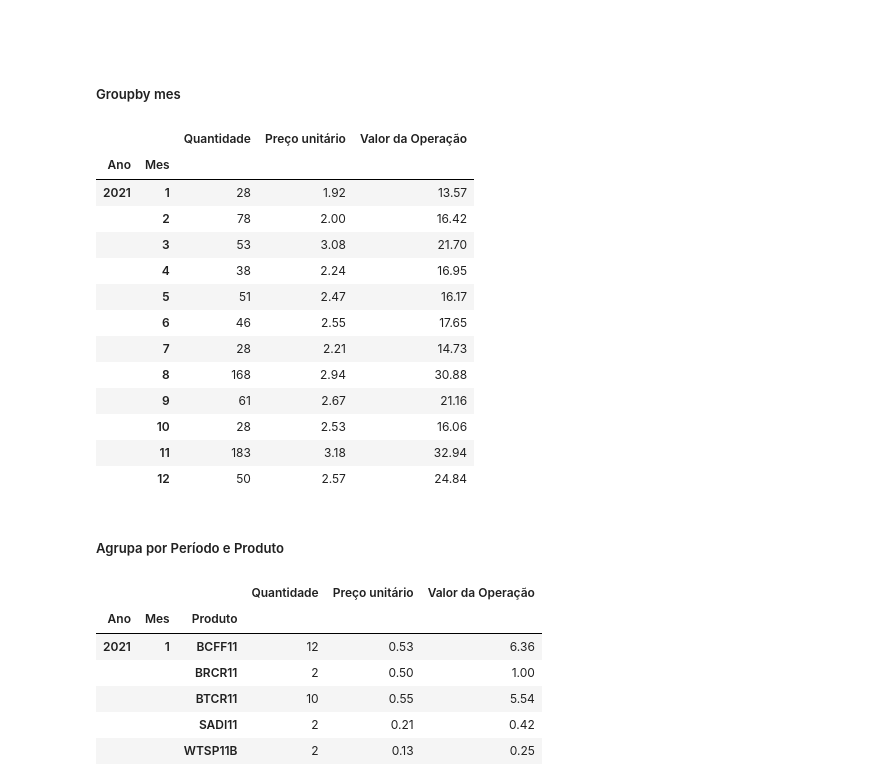
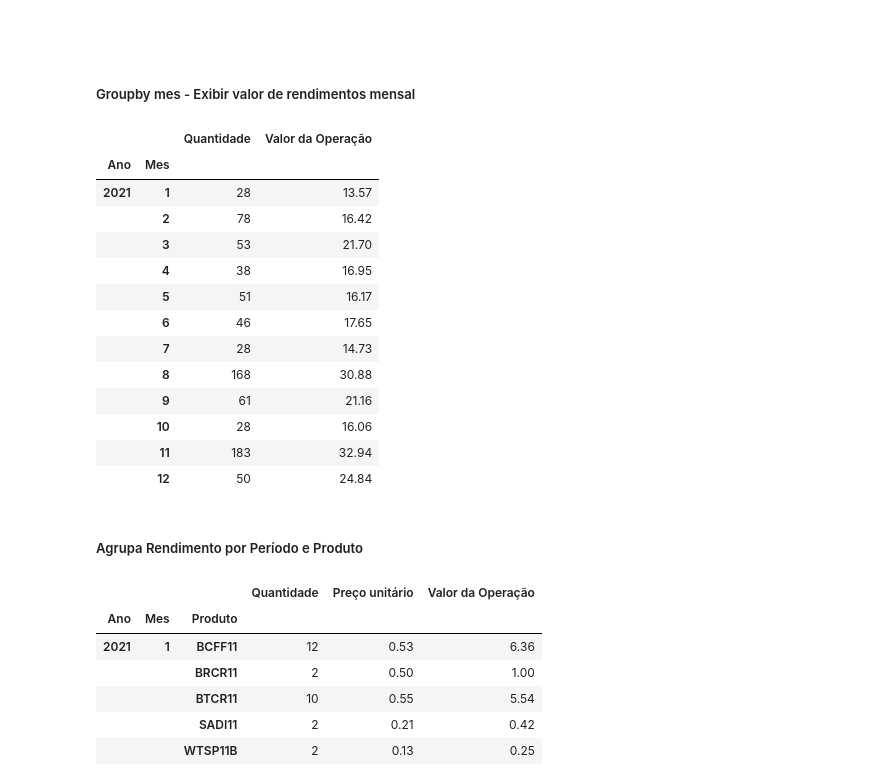
Before and after one commit to CarmoPJunior/Python-Estudos, a Jupyter notebook: analise_B3_Panda/Untitled.ipynb, the cells around one changed output. Saved outputs shown, nothing was run; the diff lists cells and outputs as text; code cells hidden in the pictures.

```diff
--- a/Pandas-Analise-B3/Untitled.ipynb
+++ b/analise_B3_Panda/Untitled.ipynb
@@ -152,28 +153,27 @@ dtype: object
 # %% [markdown]
 ##
 # %% [markdown]
-##### Groupby mes
+##### Groupby mes - Exibir valor de rendimentos mensal
 # %%
-#df_filter_movimentacao.groupby([df['Data'].dt.year.rename('Ano'), df['Data'].dt.month.rename('Mes'), df['Movimentação']]).sum()
-
-df_filter_movimentacao.groupby([df['Data'].dt.year.rename('Ano'), df['Data'].dt.month.rename('Mes')]).sum()
+colunas_exibir = ['Data', 'Quantidade', 'Valor da Operação']
+df_filter_movimentacao.groupby([df['Data'].dt.year.rename('Ano'), df['Data'].dt.month.rename('Mes')])[colunas_exibir].sum()
 # %% [output]
-|  |  | Quantidade | Preço unitário | Valor da Operação |
-| Ano | Mes |  |  |  |
-| 2021 | 1 | 28 | 1.92 | 13.57 |
-|  | 2 | 78 | 2.00 | 16.42 |
-|  | 3 | 53 | 3.08 | 21.70 |
-|  | 4 | 38 | 2.24 | 16.95 |
-|  | 5 | 51 | 2.47 | 16.17 |
-|  | 6 | 46 | 2.55 | 17.65 |
-|  | 7 | 28 | 2.21 | 14.73 |
-|  | 8 | 168 | 2.94 | 30.88 |
-|  | 9 | 61 | 2.67 | 21.16 |
-|  | 10 | 28 | 2.53 | 16.06 |
-|  | 11 | 183 | 3.18 | 32.94 |
-|  | 12 | 50 | 2.57 | 24.84 |
+|  |  | Quantidade | Valor da Operação |
+| Ano | Mes |  |  |
+| 2021 | 1 | 28 | 13.57 |
+|  | 2 | 78 | 16.42 |
+|  | 3 | 53 | 21.70 |
+|  | 4 | 38 | 16.95 |
+|  | 5 | 51 | 16.17 |
+|  | 6 | 46 | 17.65 |
+|  | 7 | 28 | 14.73 |
+|  | 8 | 168 | 30.88 |
+|  | 9 | 61 | 21.16 |
+|  | 10 | 28 | 16.06 |
+|  | 11 | 183 | 32.94 |
+|  | 12 | 50 | 24.84 |
 # %% [markdown]
-##### Agrupa por  Período e Produto
+##### Agrupa Rendimento por  Período e Produto
 # %%
 df_por_produto = df_filter_movimentacao.groupby([df['Data'].dt.year.rename('Ano'), df['Data'].dt.month.rename('Mes'), df['Produto']]).sum()
 pd.set_option("min_rows", 76)
```
Also changed, not shown: parts of 7 cells of this notebook, 1 other file.
